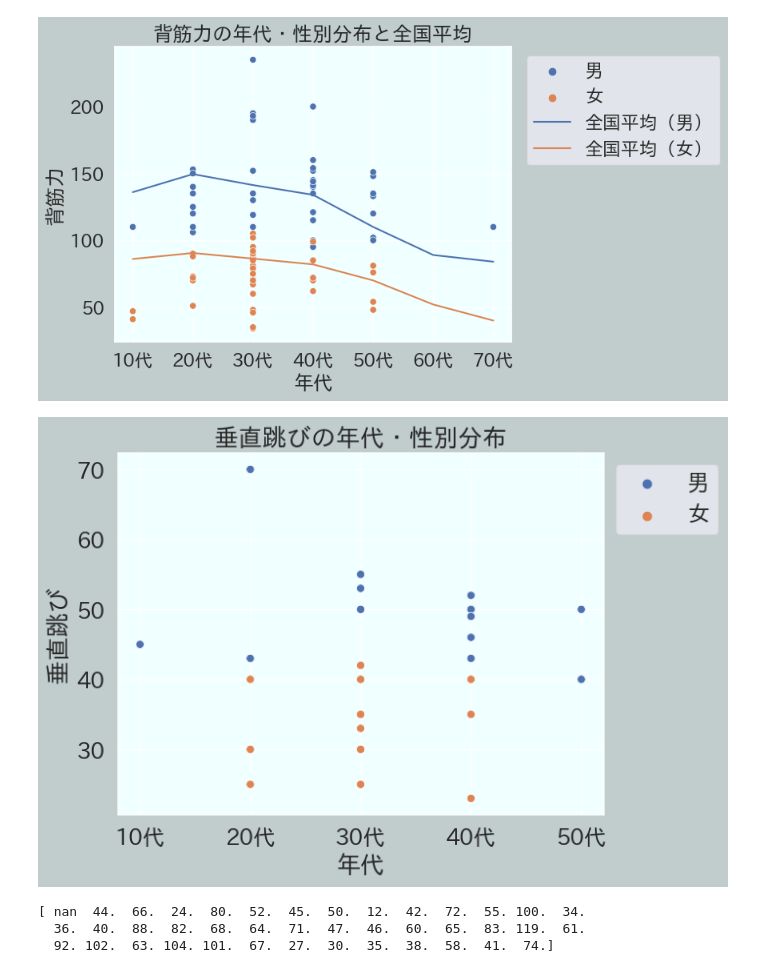
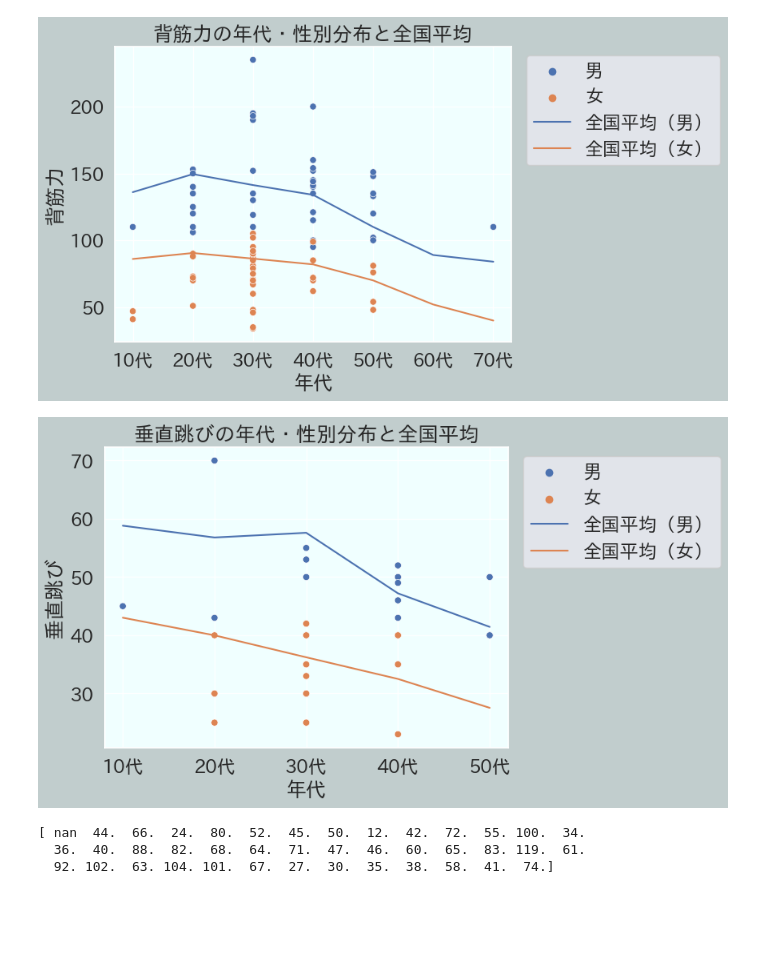
Before and after one commit to TechNursing/PhysicalTestAnalytics, a Jupyter notebook: NoteBooks/Average_tests.ipynb, the cells around one changed output. Saved outputs shown, nothing was run; the diff lists cells and outputs as text; code cells hidden in the pictures; blank space fills up the shorter version.

```diff
--- a/NoteBooks/Average_tests.ipynb
+++ b/NoteBooks/Average_tests.ipynb
@@ -266,19 +274,27 @@ plt.savefig(results_path, bbox_inches='tight')
 # %% [output]
 [figure]
 # %%
-# 垂直跳びは全国平均のデータはなし
 plt.figure(facecolor='#C1CDCD')
 ax = plt.axes()
 ax.set_facecolor('#F0FFFF')
 
-sns.scatterplot(data=physical_data, x="年代", y="垂直跳び", hue="性別").set(title='垂直跳びの年代・性別分布')
+sns.scatterplot(data=physical_data, x="年代", y="垂直跳び", hue="性別").set(title='垂直跳びの年代・性別分布と全国平均')
 
-plt.legend(loc='upper right', bbox_to_anchor=(1.26, 1))
+man = np.array([0, 1, 2, 3, 4])
+m_height = np.array([58.82, 56.79, 57.6, 47.2, 41.44])
+
+woman = np.array([0, 1, 2, 3, 4])
+w_height = np.array([43.02, 39.99, 36.22, 32.5, 27.54])
+
+plt.plot(man, m_height, label="全国平均（男）")
+plt.plot(woman, w_height, label="全国平均（女）")
+
+plt.legend(loc='upper right', bbox_to_anchor=(1.55, 1))
 
 results_path = '../Graphs/垂直跳びの年代・性別分布.png'
 plt.savefig(results_path, bbox_inches='tight')
 # %% [output]
-[figure, old version]
+[figure, new version]
 # %%
 # 値がオブジェクト型になっていたため、不要な文字を削除しfroat型へ変更
 physical_data['20mシャトルラン'] = physical_data['20mシャトルラン'].str.replace('?','', regex=True)
```
Also changed, not shown: parts of 7 cells of this notebook, 11 other files.
